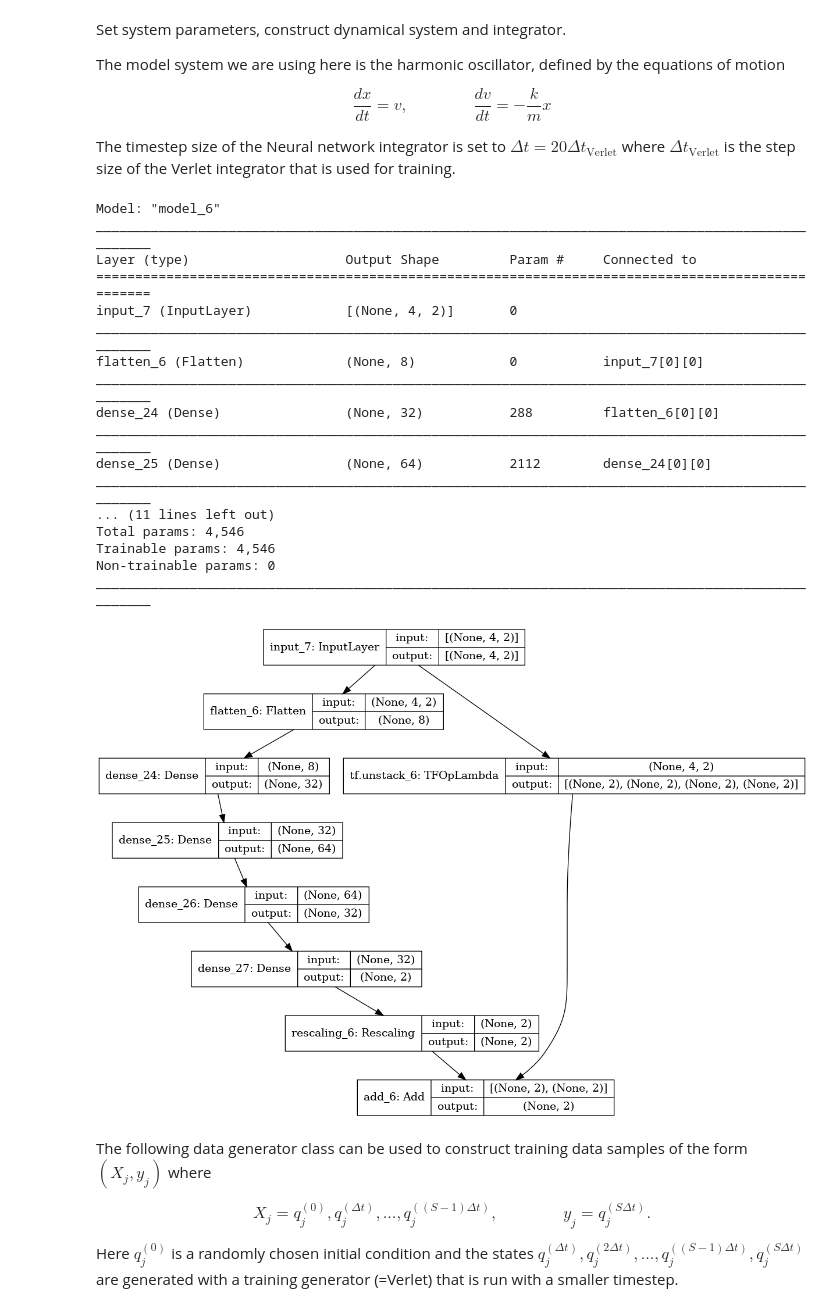
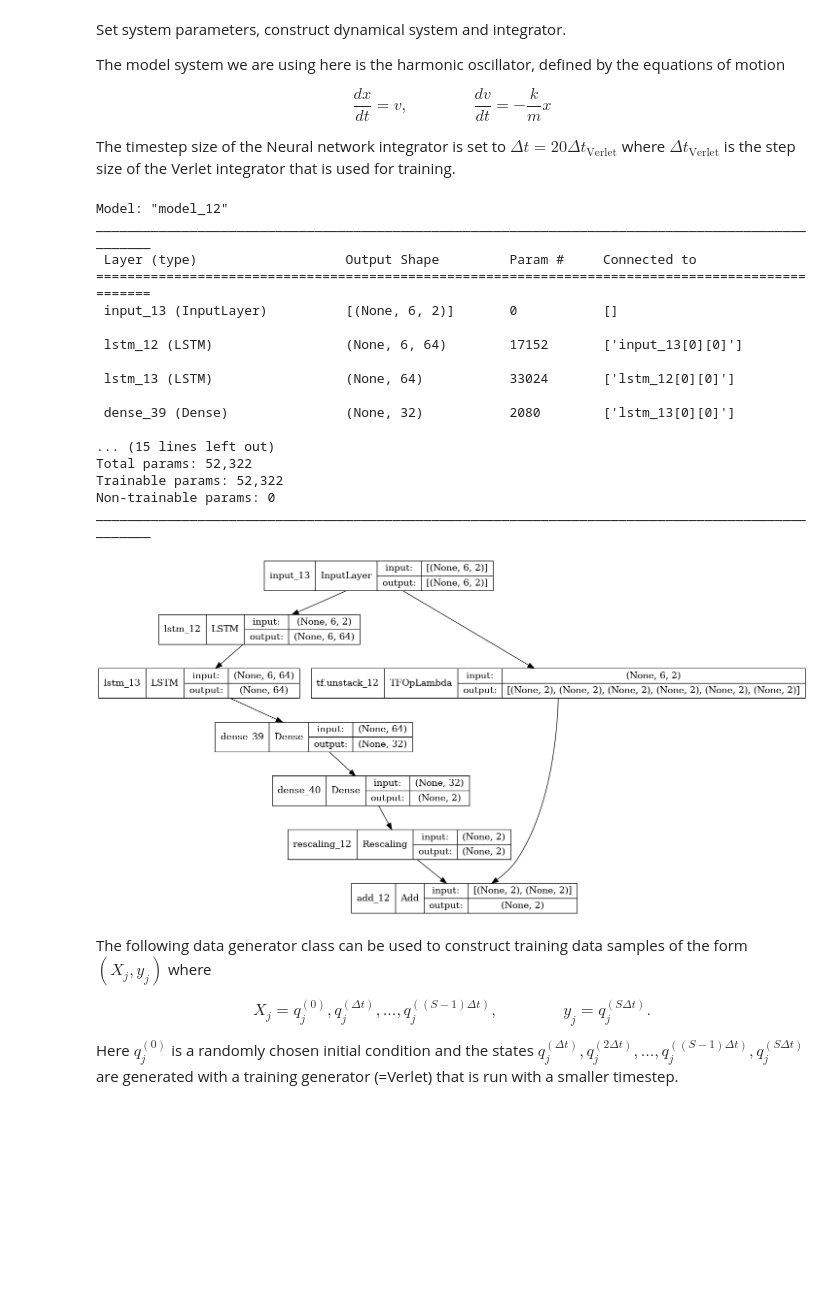
Before and after one commit to eikehmueller/neuralnetworkintegrators, a Jupyter notebook: NNIntegrator.ipynb, the cells around one changed output. Saved outputs shown, nothing was run; the diff lists cells and outputs as text; code cells hidden in the pictures; blank space fills up the shorter version.

Commit message:
Implemented LSTM-based dense layers

```diff
--- a/NNIntegrator.ipynb
+++ b/NNIntegrator.ipynb
@@ -26,28 +26,26 @@ $$
 where $\Phi$ is a dense neural network. Note that for each batch index $b$, $X_{b,S-1,\cdot}$ is simply the vector $q^{(t)}_b$, i.e. we assume that $q^{(t+\Delta t)}$ is $q^{(t)}$ plus $\Delta t$ times some correction.
 # %%
 class NNIntegrator(object):
-    def __init__(self,dynamical_system,nsteps,dt):
+    def __init__(self,dynamical_system,nsteps,dt,dense_layers):
         self.dynamical_system = dynamical_system
         self.dt = dt
         self.nsteps = nsteps
         self.dim = 2*self.dynamical_system.dim
+        self.dense_layers = dense_layers
         self._build_model()
 
     def _build_model(self):
         inputs = keras.Input(shape=(self.nsteps,self.dim))
         q_n = tf.unstack(inputs,axis=1)[-1]
-        dense_layers = [keras.layers.Flatten(),
-                        keras.layers.Dense(32,activation='sigmoid'),
-                        keras.layers.Dense(64,activation='sigmoid'),
-                        keras.layers.Dense(32,activation='sigmoid'),
-                        keras.layers.Dense(self.dim)]
+        output_layer = keras.layers.Dense(self.dim)
         x = inputs
         for layer in dense_layers:
             x = layer(x)
+        x = output_layer(x)
         x = keras.layers.Rescaling(self.dt)(x)
         outputs = keras.layers.Add()([q_n,x])
         self.model = keras.Model(inputs=inputs,outputs=outputs)
-        self.model.compile(loss='mse',metrics=[],optimizer=keras.optimizers.Adam())
+        self.model.compile(loss='mse',metrics=[],optimizer=keras.optimizers.Adam(learning_rate=1.E-4))
         self.xv = np.zeros((1,self.nsteps,self.dim))
 
     def set_state(self,x,v):
@@ -95,42 +93,55 @@ The timestep size of the Neural network integrator is set to $\Delta t=20\Delta
 # %%
 # mass of particle
 mass = 1.2
 # spring constant of harmonic oscillator
 k_spring = 0.9
 # timestep for Verlet integrator
-dt_verlet = 0.01
+dt_verlet = 0.005
 # timestep for neural network integrator
 dt = 0.2
 # number of steps for neural network integrator
-nsteps = 4
+nsteps = 6
+
+use_LSTM = True
+
+if use_LSTM:
+    dense_layers = [keras.layers.LSTM(64,return_sequences=True),
+                    keras.layers.LSTM(64),
+                    keras.layers.Dense(32,activation='tanh')]
+else:
+    dense_layers = [keras.layers.Flatten(),
+                    keras.layers.Dense(32,activation='tanh'),
+                    keras.layers.Dense(64,activation='tanh'),
+                    keras.layers.Dense(32,activation='tanh')]
 
 
 harmonic_oscillator = HarmonicOscillator(mass,k_spring)
 verlet_integrator = VerletIntegrator(harmonic_oscillator,dt_verlet)
-nn_integrator = NNIntegrator(harmonic_oscillator,nsteps,dt)
+nn_integrator = NNIntegrator(harmonic_oscillator,nsteps,dt,
+                             dense_layers)
 
 # visualise the neural network model
 nn_integrator.model.summary()
 keras.utils.plot_model(nn_integrator.model, show_shapes=True)
 # %% [output]
-Model: "model_6"
+Model: "model_12"
 __________________________________________________________________________________________________
-Layer (type)                    Output Shape         Param #     Connected to
+ Layer (type)                   Output Shape         Param #     Connected to
 ==================================================================================================
-input_7 (InputLayer)            [(None, 4, 2)]       0
-__________________________________________________________________________________________________
-flatten_6 (Flatten)             (None, 8)            0           input_7[0][0]
-__________________________________________________________________________________________________
-dense_24 (Dense)                (None, 32)           288         flatten_6[0][0]
-__________________________________________________________________________________________________
-dense_25 (Dense)                (None, 64)           2112        dense_24[0][0]
-__________________________________________________________________________________________________
-... (11 lines left out)
-Total params: 4,546
-Trainable params: 4,546
+ input_13 (InputLayer)          [(None, 6, 2)]       0           []
+
+ lstm_12 (LSTM)                 (None, 6, 64)        17152       ['input_13[0][0]']
+
+ lstm_13 (LSTM)                 (None, 64)           33024       ['lstm_12[0][0]']
+
+ dense_39 (Dense)               (None, 32)           2080        ['lstm_13[0][0]']
+
+... (15 lines left out)
+Total params: 52,322
+Trainable params: 52,322
 Non-trainable params: 0
 __________________________________________________________________________________________________
-[figure, old version]
+[figure, new version]
 # %% [markdown]
 The following data generator class can be used to construct training data samples of the form $(X_j,y_j)$ where
 
```
Also changed, not shown: parts of 3 cells of this notebook.
